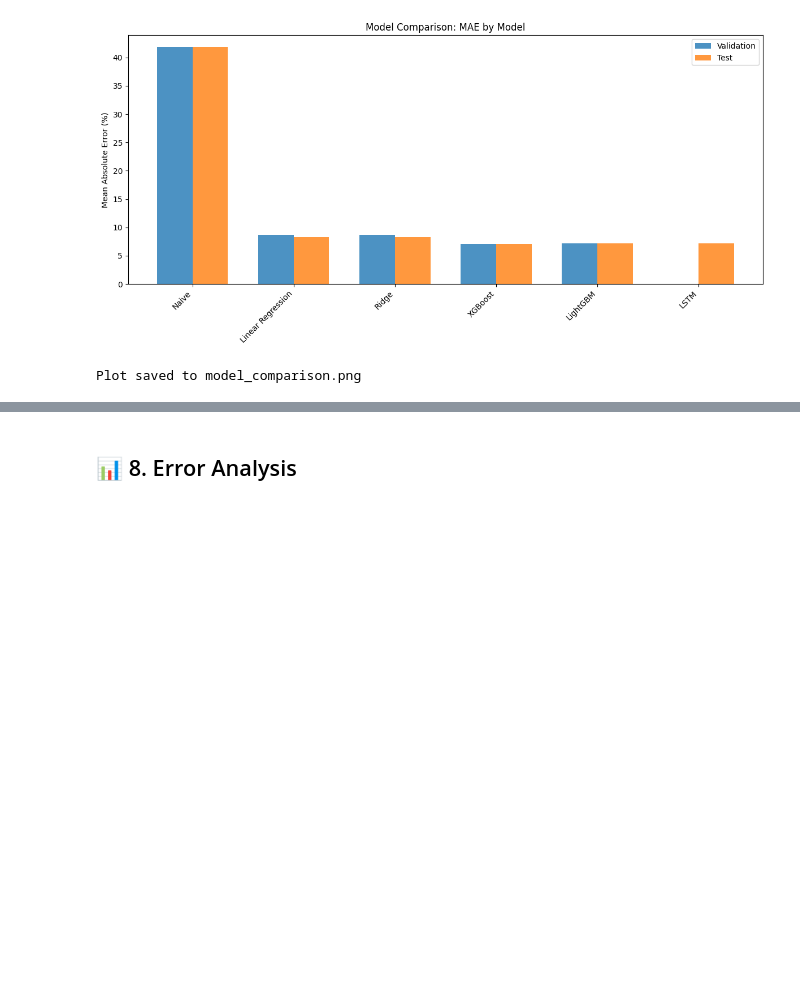
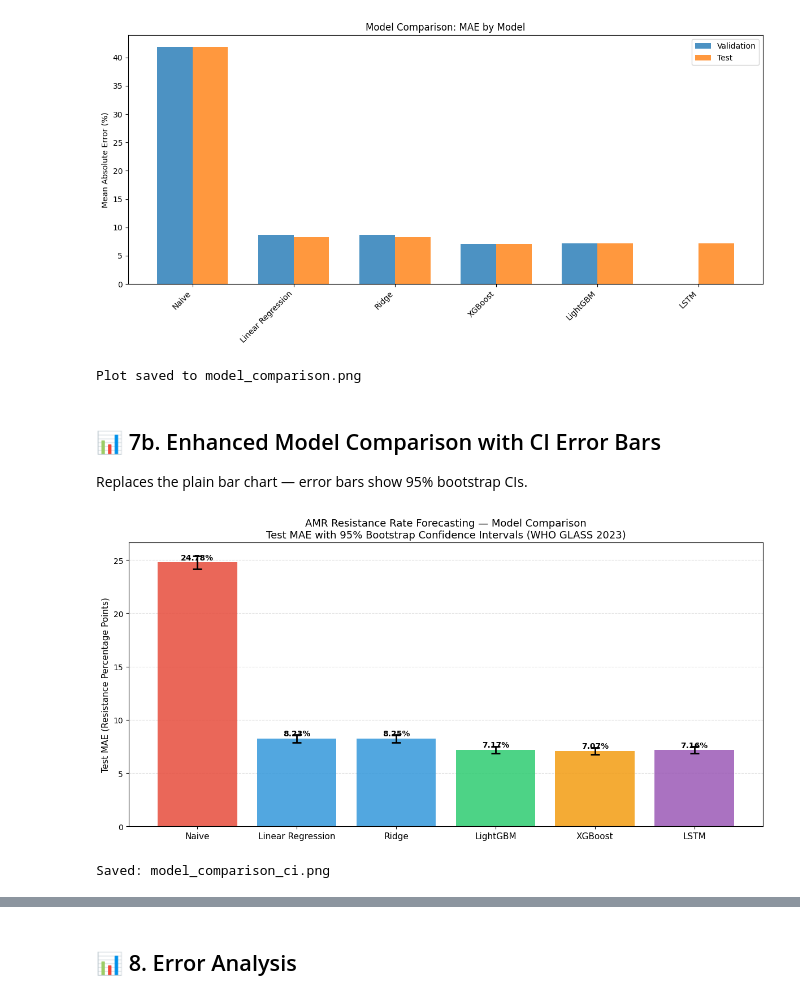
Before and after one commit to TanvirTurja/amr-forecasting-rag, a Jupyter notebook: training.ipynb, the cells around one changed output, grey strips where cells are left out. Saved outputs shown, nothing was run; the diff lists cells and outputs as text; code cells hidden in the pictures; blank space fills up the shorter version.

```diff
--- a/training.ipynb
+++ b/training.ipynb
@@ -897,3 +1096,44 @@ print("Plot saved to model_comparison.png")
 # %% [output]
 [figure]
 Plot saved to model_comparison.png
+# %% [markdown]
+## 📊 7b. Enhanced Model Comparison with CI Error Bars
+
+Replaces the plain bar chart — error bars show 95% bootstrap CIs.
+# %%
+# ─── Model comparison bar chart with 95% bootstrap CI error bars ────────
+bar_order   = ['Naive', 'Linear Regression', 'Ridge', 'LightGBM', 'XGBoost', 'LSTM']
+bar_colours = ['#e74c3c', '#3498db', '#3498db', '#2ecc71', '#f39c12', '#9b59b6']
+
+mae_vals = [ci_results[m]['mae']                        for m in bar_order]
+err_lo   = [ci_results[m]['mae'] - ci_results[m]['lo']  for m in bar_order]
+err_hi   = [ci_results[m]['hi'] - ci_results[m]['mae']  for m in bar_order]
+
+fig, ax = plt.subplots(figsize=(12, 6))
+x = np.arange(len(bar_order))
+
+bars = ax.bar(x, mae_vals, color=bar_colours, alpha=0.85,
+              yerr=[err_lo, err_hi], error_kw=dict(lw=2, capsize=6, capthick=2))
+
+for bar, v in zip(bars, mae_vals):
+    ax.text(bar.get_x() + bar.get_width() / 2,
+            bar.get_height() + max(err_hi) * 0.15,
+            f'{v:.2f}%', ha='center', va='bottom', fontweight='bold', fontsize=10)
+
+ax.set_xticks(x)
+ax.set_xticklabels(bar_order, fontsize=11)
+ax.set_ylabel('Test MAE (Resistance Percentage Points)', fontsize=11)
+ax.set_title(
+    'AMR Resistance Rate Forecasting — Model Comparison\n'
+    'Test MAE with 95% Bootstrap Confidence Intervals (WHO GLASS 2023)',
+    fontsize=13
+)
+ax.yaxis.grid(True, linestyle='--', alpha=0.4)
+ax.set_axisbelow(True)
+plt.tight_layout()
+plt.savefig('model_comparison_ci.png', dpi=300, bbox_inches='tight')
+plt.show()
+print('Saved: model_comparison_ci.png')
+# %% [output]
+[figure, added]
+Saved: model_comparison_ci.png
```
Also changed, not shown: parts of 19 cells of this notebook, 20 other files.
